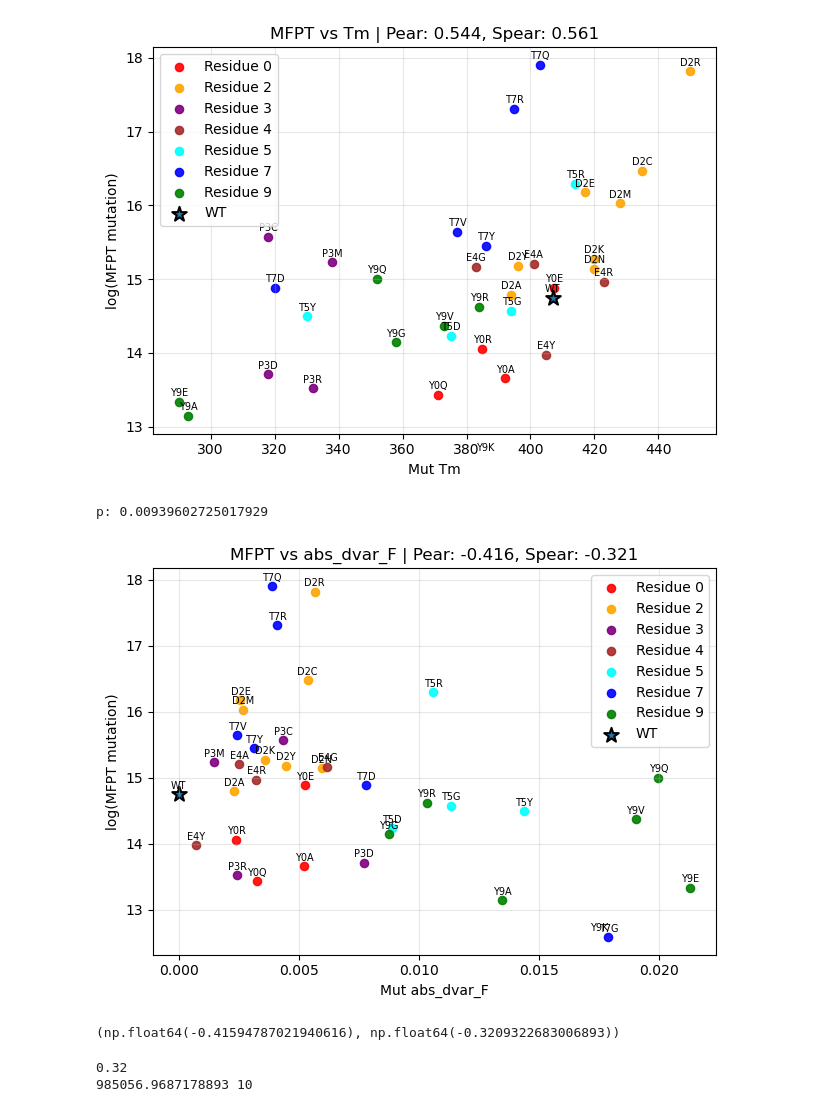
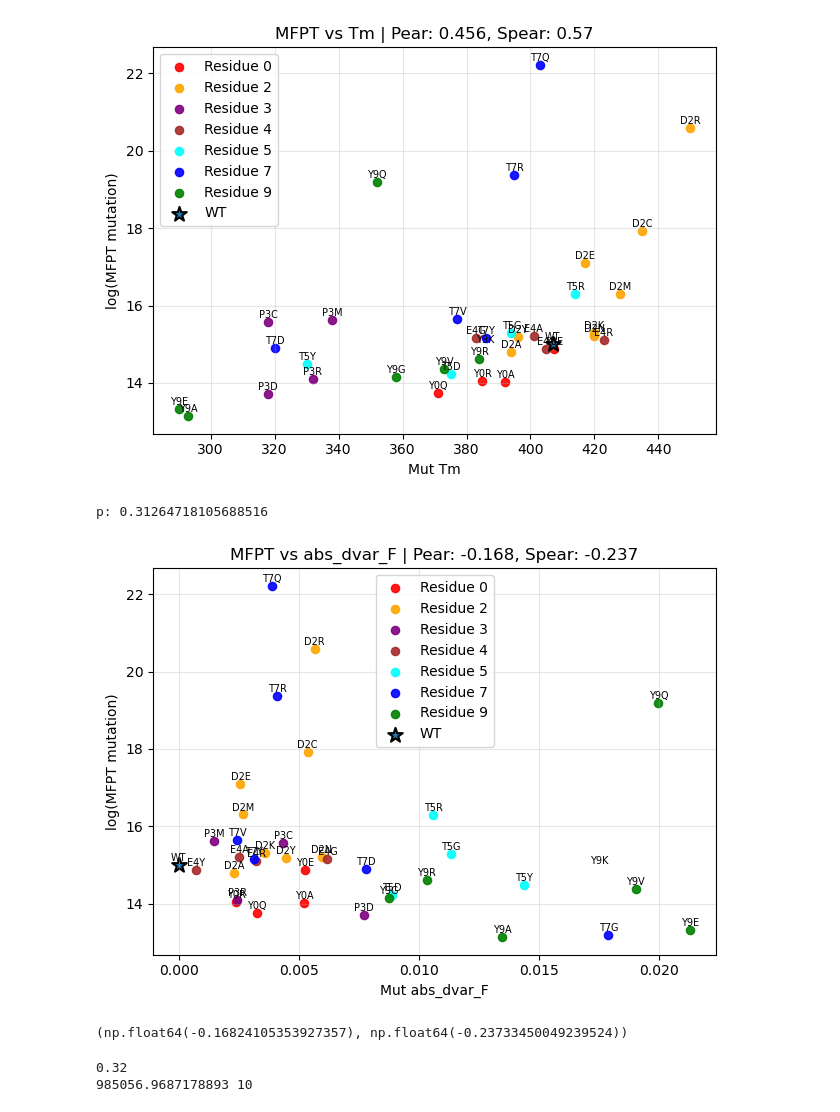
Before and after one commit to MendelsResearchGroup/guiding-peptide-kinetics, a Jupyter notebook: src/fpt.ipynb, the cells around one changed output. Saved outputs shown, nothing was run; the diff lists cells and outputs as text; code cells hidden in the pictures.

Commit message:
New data, yet again

```diff
--- a/src/fpt.ipynb
+++ b/src/fpt.ipynb
@@ -78,8 +66,8 @@ P3D
 # %%
-import pickle
+# import pickle
 
-with open("../data/mfpt-pace=25000-new-ref.pkl", "wb") as f:
-    pickle.dump(all_mfpt, f)
+# with open("../data/mfpt-pace=25000-new-ref.pkl", "wb") as f:
+#     pickle.dump(all_mfpt, f)
 # %%
 
 import os
@@ -163,7 +151,7 @@ thresholds = np.array(list(all_mfpt['WT'].keys()))
 tF = 0.25
 tU = 0.68
 skip_short = set()
-lambda_grid = load_lambda_grid(cache_path="../data/hlda_lambda_grid.pkl")
+lambda_grid = load_lambda_grid(cache_path="../data/hlda_lambda_grid.pkl", base_dir="../data/traj")
 
 all_tables = {}
 
@@ -210,7 +198,7 @@ p: 0.0005071118647548066
-[figure, old version]
+[figure, new version]
-p: 0.00939602725017929
+p: 0.31264718105688516
-[figure, old version]
+[figure, new version]
-(np.float64(-0.41594787021940616), np.float64(-0.3209322683006893))
+(np.float64(-0.16824105353927357), np.float64(-0.23733450049239524))
 # %%
 import math
 
```
Also changed, not shown: parts of 3 cells of this notebook, 2 other files.
